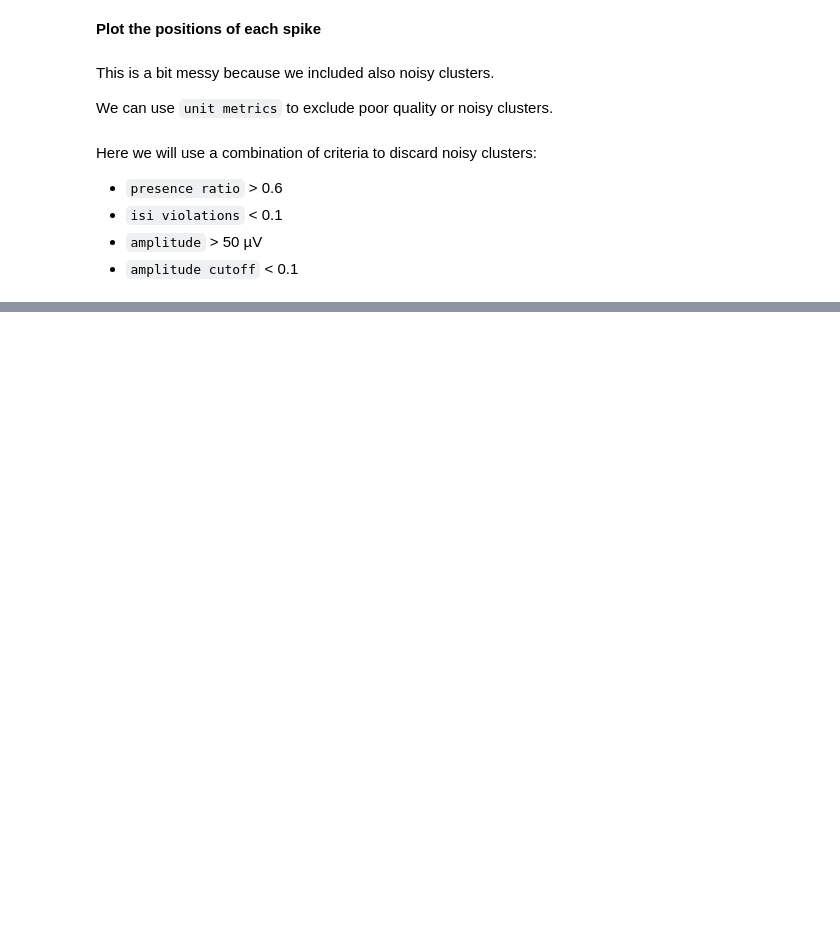
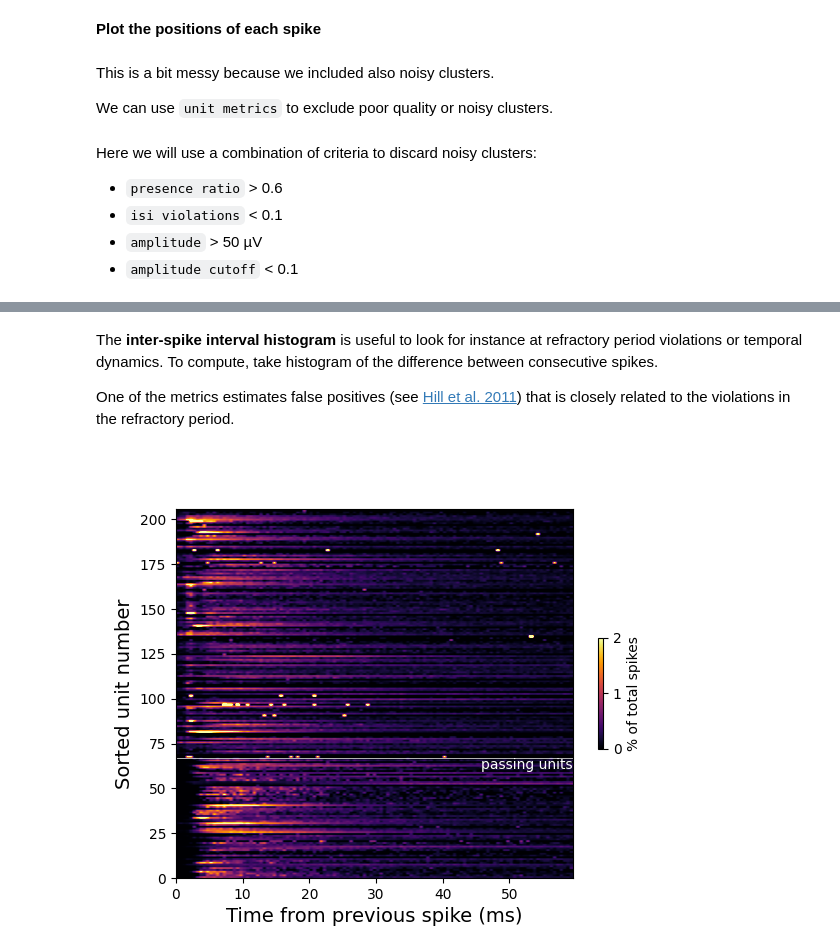
Before and after one commit to jcouto/JHU-neuropixels-2025, a Jupyter notebook: tutorials/02_load_output.ipynb, the cells around one changed output, grey strips where cells are left out. Cells and saved outputs as stored; diff of their text form; code cells hidden in the pictures; blank space fills up the shorter version.

```diff
--- a/tutorials/02_load_output.ipynb
+++ b/tutorials/02_load_output.ipynb
@@ -209,0 +211,43 @@ plt.xlabel('XY position ($\mu$m)');
+# %% [markdown]
+The **inter-spike interval histogram** is useful to look for instance at refractory period violations or temporal dynamics.
+To compute, take histogram of the difference between consecutive spikes.
+
+One of the metrics estimates false positives (see [Hill et al. 2011](https://www.jneurosci.org/content/31/24/8699.long)) that is closely related to the violations in the refractory period.
+# %%
+# plot inter-spike interval (ISI) histograms for all cells
+
+unit_spiketimes = [res['spike_times'][np.isin(res['spike_clusters'],[uclu])]/sampling_rate for uclu in np.unique(res['spike_clusters'])]
+
+binsize = 0.0005 # in seconds
+isi_histogram_edges = np.arange(0,0.06,binsize) # range of the interspike interval
+# histogram of the difference between consecutive spikes
+isi_histograms = [np.histogram(np.diff(u),bins=isi_histogram_edges)[0] for u in unit_spiketimes]
+# normalize to the total number of spikes?
+isi_histograms_norm = np.stack([isi_histogram/len(unit_spikes) for isi_histogram,unit_spikes in zip(isi_histograms,unit_spiketimes)])
+
+%matplotlib ipympl
+passing = ((res['metrics']['presence_ratio'] > 0.6) &
+                                   (res['metrics']['isi_viol'] < 0.1) &
+                                   (res['metrics']['amplitude'] > 50) &
+                                   (res['metrics']['amplitude_cutoff'] < 0.1)).values
+
+plt.figure()
+# have a dictionary with all the plot parameters so we have the same settings
+plot_parameters = dict(clim = [0,2],
+                       aspect = 'auto',
+                       cmap = 'inferno',
+                       extent = [isi_histogram_edges[0]*1000,isi_histogram_edges[-1]*1000,0,len(isi_histograms_norm)])
+# sort by whether the unit passes or not
+idx = np.argsort(passing)
+plt.imshow(100*isi_histograms_norm[idx],**plot_parameters)
+plt.hlines(np.sum(passing),0,isi_histogram_edges[-1]*1000,color = 'w',lw = 0.5)
+plt.text(isi_histogram_edges[-1]*1000,np.sum(passing),'passing units',
+         ha = 'right',
+         color = 'w',
+         va='top')
+
+plt.colorbar(shrink = 0.3,label = '% of total spikes')ß
+plt.ylabel('Sorted unit number',fontsize = 14)
+plt.xlabel('Time from previous spike (ms)',fontsize = 14);
+# %% [output]
+[figure, added]
```
Also changed, not shown: parts of 3 cells of this notebook, 3 other files.
